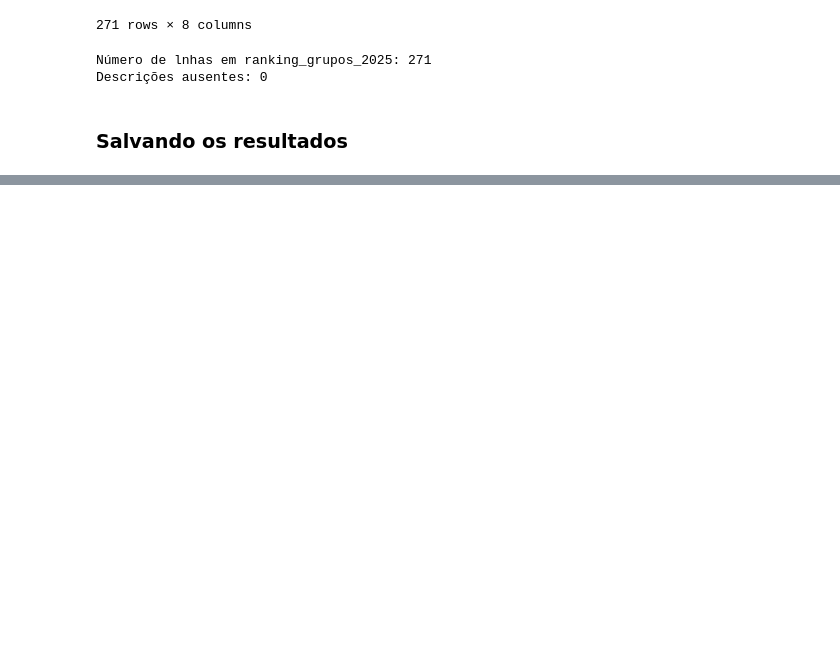
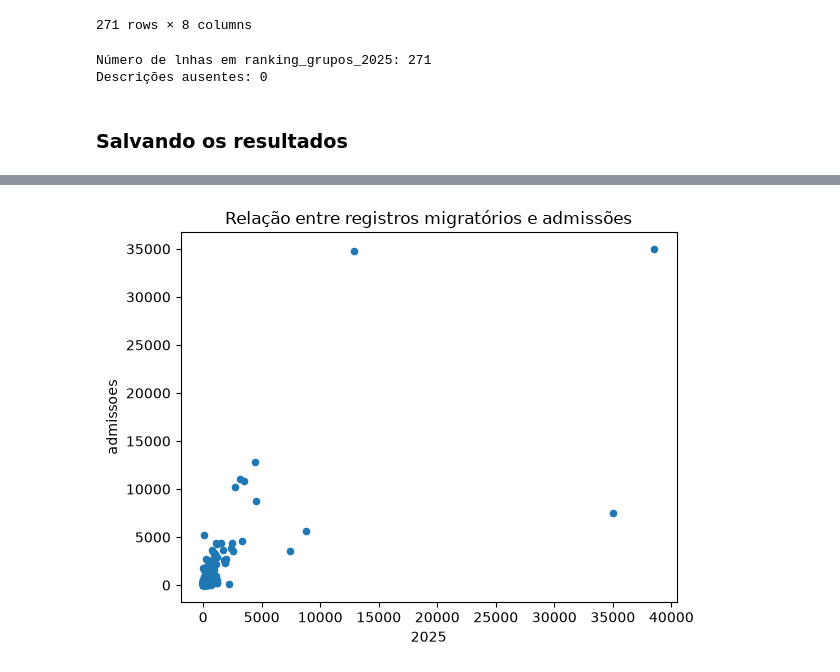
Before and after one commit to Vinivioto/uniesf-opportunity-map, a Jupyter notebook: notebooks/02_exploracao_trabalho.ipynb, the cells around one changed output, grey strips where cells are left out. Drawn from its saved outputs; the diff is of its cells as text; code cells hidden in the pictures; blank space fills up the shorter version.

```diff
--- a/notebooks/02_exploracao_trabalho.ipynb
+++ b/notebooks/02_exploracao_trabalho.ipynb
@@ -1099,0 +1734,13 @@ ranking_grupos_2025.to_parquet(path="../data/processed/trabalho/emprego_por_grup
+# %%
+# Investigando a relação entre migração e emprego
+
+indicadores_integrados.plot(
+    kind="scatter",
+    x='2025',
+    y='admissoes',
+)
+
+plt.title("Relação entre registros migratórios e admissões")
+plt.show()
+# %% [output]
+[figure, added]
```
Also changed, not shown: parts of 67 cells of this notebook, 2 other files.
